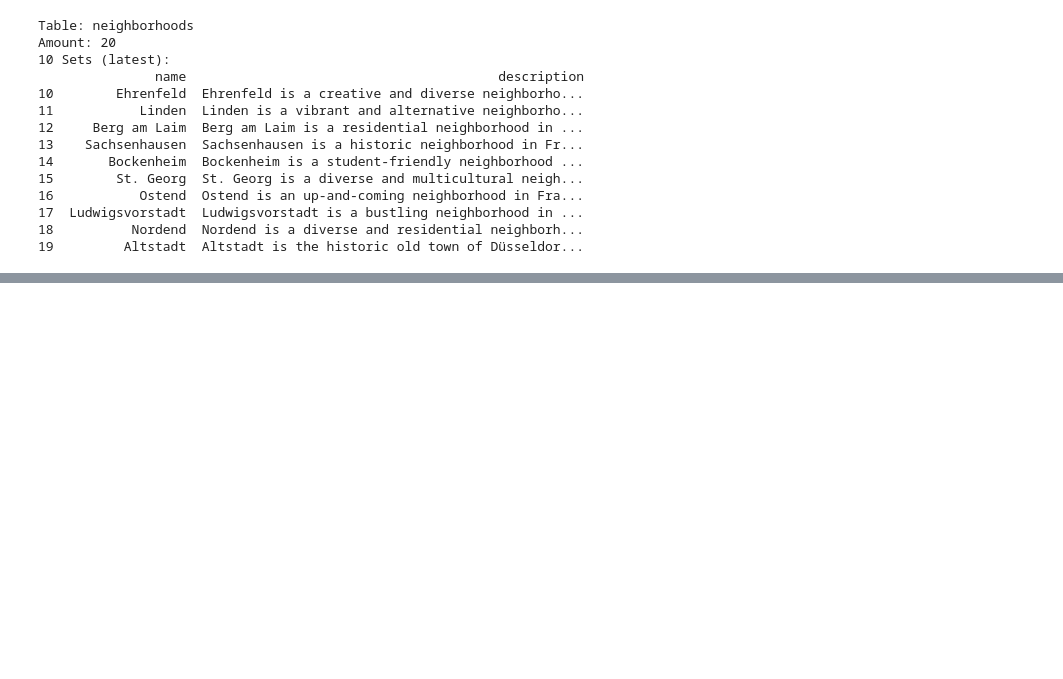
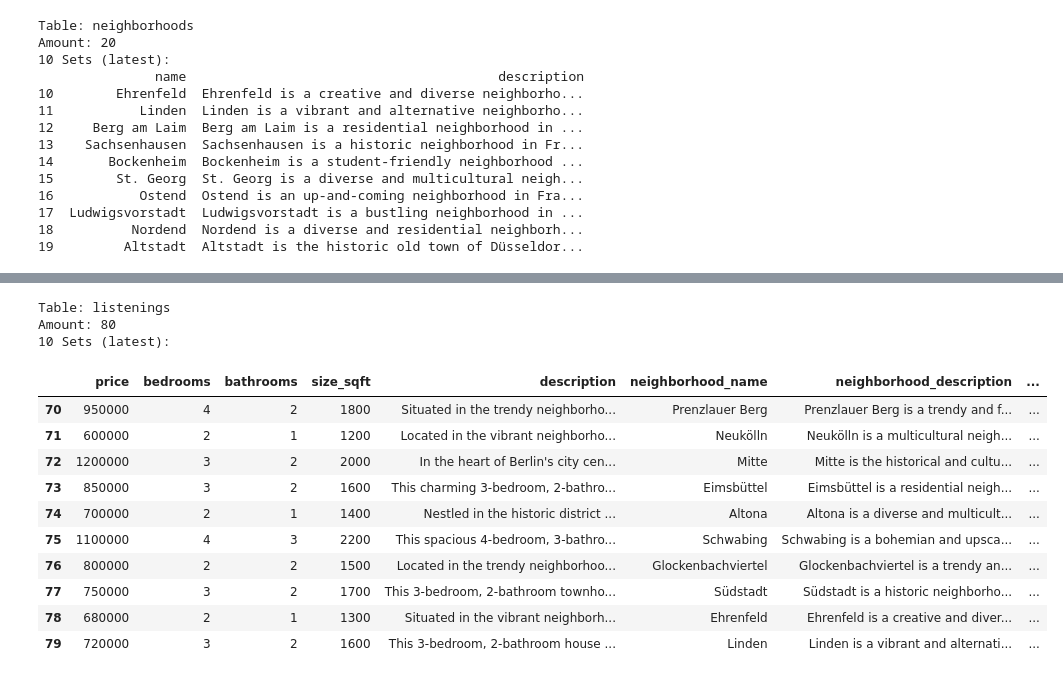
Before and after one commit to schadow98/udacity_personalized_real_estate_agent, a Jupyter notebook: HomeMatch.ipynb, the cells around one changed output, grey strips where cells are left out. Drawn from its saved outputs; the diff is of its cells as text; code cells hidden in the pictures; blank space fills up the shorter version.

```diff
--- a/HomeMatch.ipynb
+++ b/HomeMatch.ipynb
@@ -53,4 +60,6 @@ MODEL_NAME = 'gpt-3.5-turbo'
 LANCEDB_URI = "lancedb"
 NEIGHBORHOOD_TABLE = "neighborhoods"
 HOUSE_TABLE = "house"
+LISTENING_TABLE = "listenings"
+SENTENCE_TRANSFORMER_MODEL = "all-MiniLM-L6-v2"
 # %% [markdown]
@@ -357 +469,31 @@ Amount: 20
+# %%
+# print the new calculated results
+
+import lancedb
+
+db = lancedb.connect(LANCEDB_URI)
+
+listening_table = db.open_table(LISTENING_TABLE)
+listening_df = listening_table.to_pandas()
+
+print(f"Table: {LISTENING_TABLE}")
+print(f"Amount: {len(listening_df)}")
+print("10 Sets (latest):")
+
+listening_df.tail(10)
+# %% [output]
+Table: listenings
+Amount: 80
+10 Sets (latest):
+|  | price | bedrooms | bathrooms | size_sqft | description | neighborhood_name | neighborhood_description | ... |
+| 70 | 950000 | 4 | 2 | 1800 | Situated in the trendy neighborho... | Prenzlauer Berg | Prenzlauer Berg is a trendy and f... | ... |
+| 71 | 600000 | 2 | 1 | 1200 | Located in the vibrant neighborho... | Neukölln | Neukölln is a multicultural neigh... | ... |
+| 72 | 1200000 | 3 | 2 | 2000 | In the heart of Berlin's city cen... | Mitte | Mitte is the historical and cultu... | ... |
+| 73 | 850000 | 3 | 2 | 1600 | This charming 3-bedroom, 2-bathro... | Eimsbüttel | Eimsbüttel is a residential neigh... | ... |
+| 74 | 700000 | 2 | 1 | 1400 | Nestled in the historic district ... | Altona | Altona is a diverse and multicult... | ... |
+| 75 | 1100000 | 4 | 3 | 2200 | This spacious 4-bedroom, 3-bathro... | Schwabing | Schwabing is a bohemian and upsca... | ... |
+| 76 | 800000 | 2 | 2 | 1500 | Located in the trendy neighborhoo... | Glockenbachviertel | Glockenbachviertel is a trendy an... | ... |
+| 77 | 750000 | 3 | 2 | 1700 | This 3-bedroom, 2-bathroom townho... | Südstadt | Südstadt is a historic neighborho... | ... |
+| 78 | 680000 | 2 | 1 | 1300 | Situated in the vibrant neighborh... | Ehrenfeld | Ehrenfeld is a creative and diver... | ... |
+| 79 | 720000 | 3 | 2 | 1600 | This 3-bedroom, 2-bathroom house ... | Linden | Linden is a vibrant and alternati... | ... |
 # %% [markdown]
```
Also changed, not shown: parts of 28 cells of this notebook, 4 other files.
